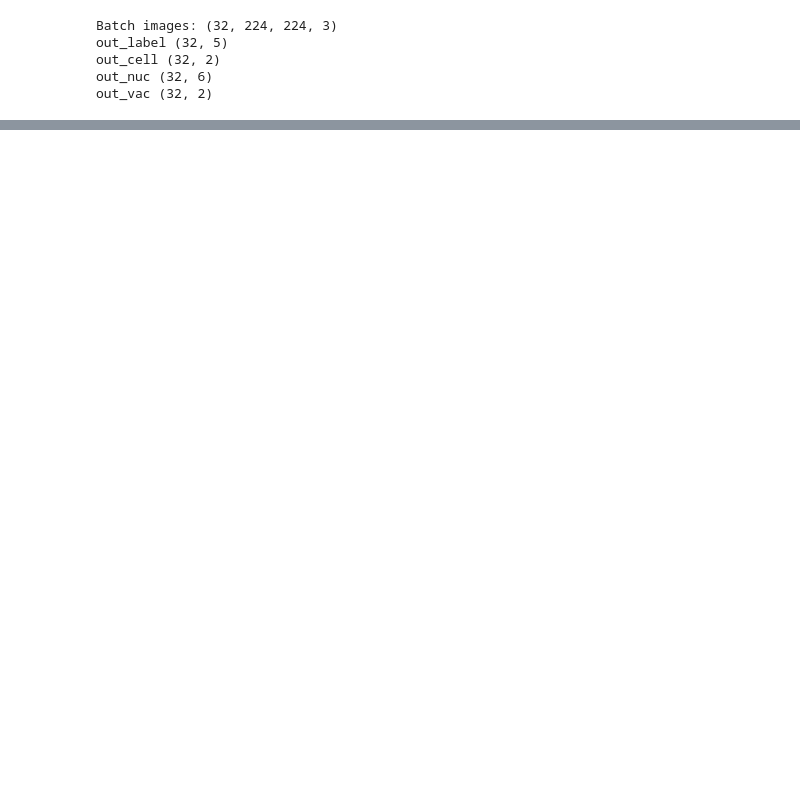
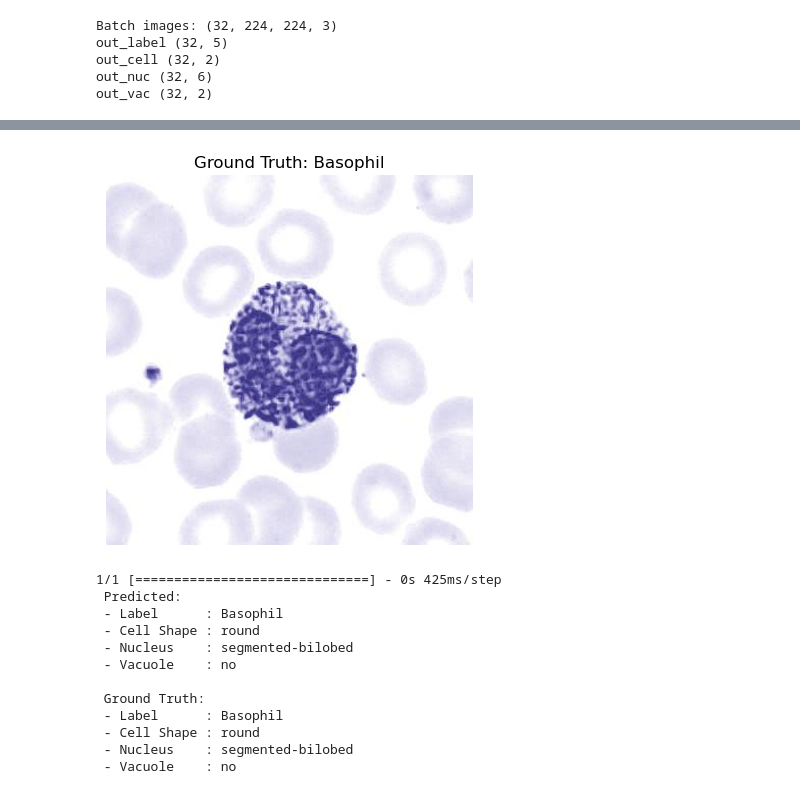
Before and after one commit to sheikhmunim/deep_learning_assign1_wbc, a Jupyter notebook: assignment_1.ipynb, the cells around one changed output, grey strips where cells are left out. Cells and saved outputs as stored; diff of their text form; code cells hidden in the pictures; blank space fills up the shorter version.

Commit message:
Include output format of prediction

```diff
--- a/assignment_1.ipynb
+++ b/assignment_1.ipynb
@@ -517,0 +1002,16 @@ Epoch 10/10
+# %%
+inspect_prediction(eyeball_df, index=8)
+# %% [output]
+[figure, added]
+1/1 [==============================] - 0s 425ms/step
+ Predicted:
+ - Label      : Basophil
+ - Cell Shape : round
+ - Nucleus    : segmented-bilobed
+ - Vacuole    : no
+
+ Ground Truth:
+ - Label      : Basophil
+ - Cell Shape : round
+ - Nucleus    : segmented-bilobed
+ - Vacuole    : no
```
Also changed, not shown: parts of 26 cells of this notebook.
